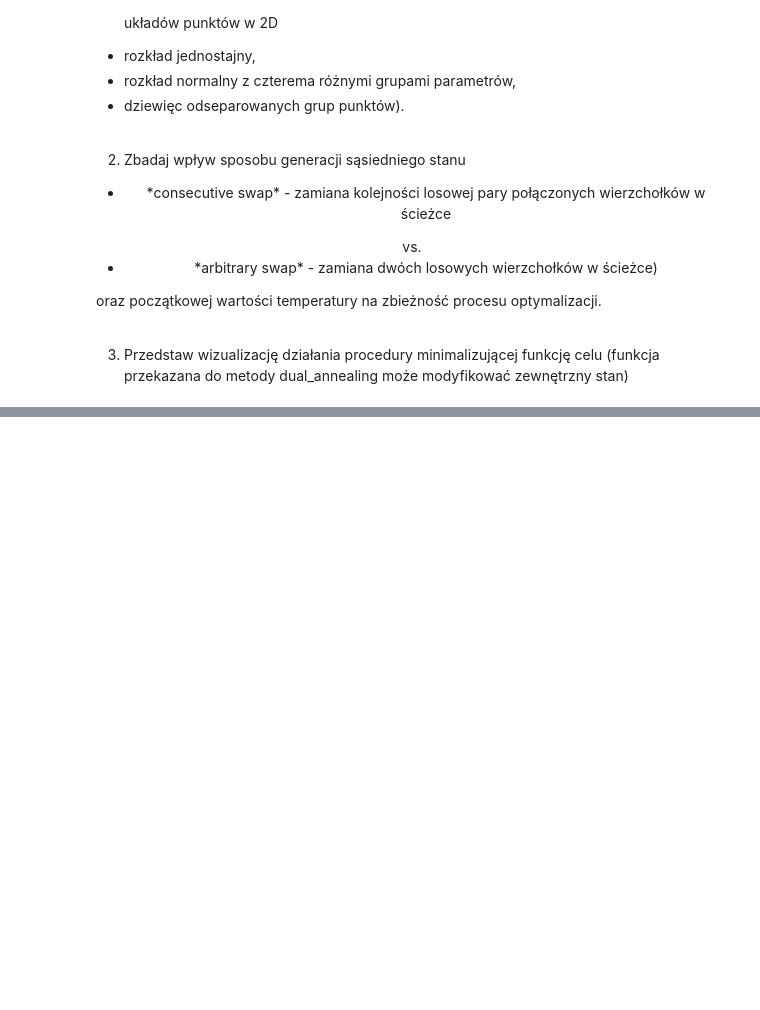
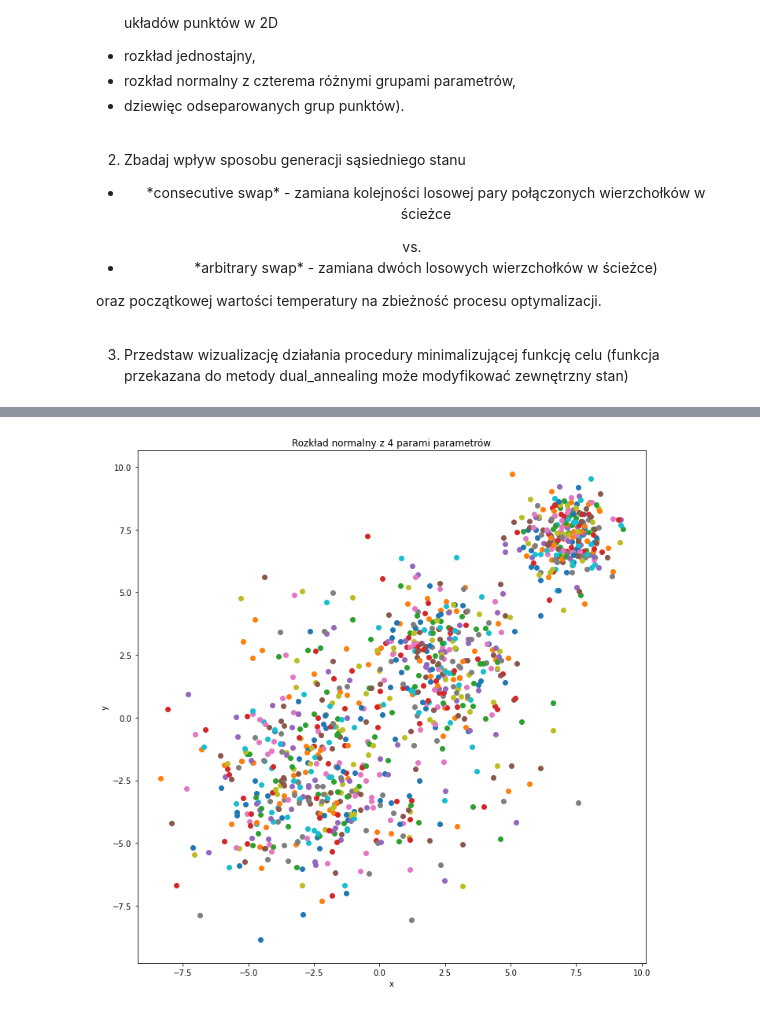
Before and after one commit to GabenRulez/4semestr_MOwNiT, a Jupyter notebook: lab13/lab13.ipynb, the cells around one changed output, grey strips where cells are left out. Cells and saved outputs as stored; diff of their text form; code cells hidden in the pictures; blank space fills up the shorter version.

```diff
--- a/lab13/lab13.ipynb
+++ b/lab13/lab13.ipynb
@@ -31,0 +143,4 @@ Wygeneruj chmurę $n$ losowych punktów w 2D, a następnie zastosuj algorytm sym
+# %%
+wyswietl_chmure( stworz_chmure("rozklad_normalny", 1000) , tytul="Rozkład normalny z 4 parami parametrów" )
+# %% [output]
+[figure, added]
```
Also changed, not shown: parts of 27 cells of this notebook.
